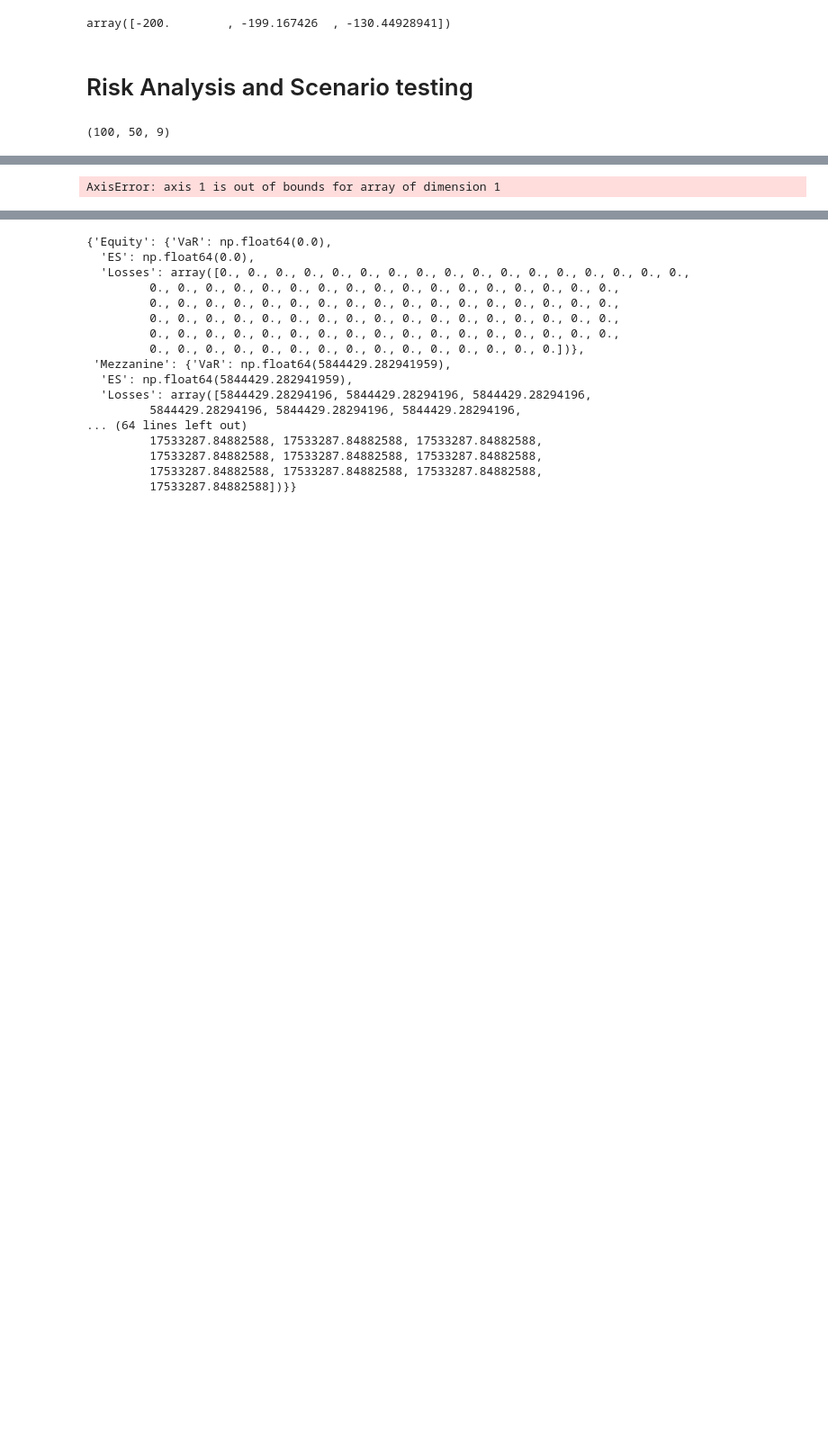
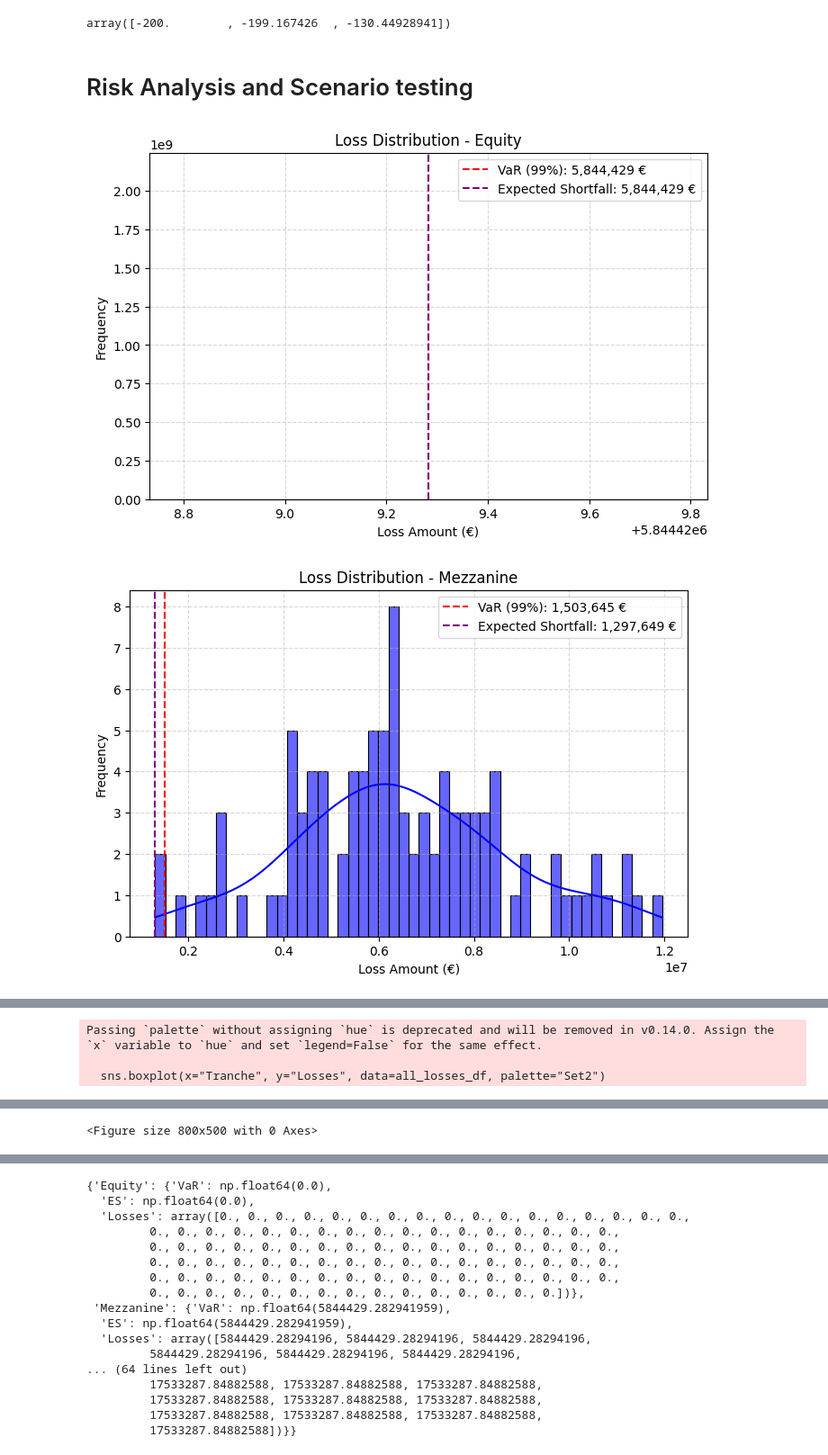
Before and after one commit to MelSOHM/Copulas_For_Credit_Risk, a Jupyter notebook: simulation_scenario.ipynb, the cells around one changed output, grey strips where cells are left out. Shown at 90% size. Cells and saved outputs as stored; diff of their text form; code cells hidden in the pictures; blank space fills up the shorter version.

Commit message:
finished risk metrics code and pricer correction

```diff
--- a/simulation_scenario.ipynb
+++ b/simulation_scenario.ipynb
@@ -304,10 +302,12 @@ array([-200.        , -199.167426  , -130.44928941])
 # Risk Analysis and Scenario testing
 # %%
 import risk_metrics as risk
-# %%
-losses_per_period.shape
-# %% [output]
-(100, 50, 9)
+# %%
+initial_investment_dict = {'Equity':initial_investment[0],
+                           'Mezzanine':initial_investment[1],
+                           'Senior':initial_investment[2]}
 # %%
-analysis = risk.tranche_risk_analysis(losses_per_period,[0, 0.1, 0.3],["Equity", "Mezzanine", "Senior"], portfolio)
+analysis = risk.tranche_risk_analysis(losses_per_period,[0.1, 0.3, 0.7],["Equity", "Mezzanine", "Senior"], portfolio, initial_investment_dict)
 # %% [output]
+[figure, added]
+[figure, added]
@@ -314 +316,3 @@ analysis = risk.tranche_risk_analysis(losses_per_period,[0, 0.1, 0.3],["Equity",
-AxisError: axis 1 is out of bounds for array of dimension 1
+Passing `palette` without assigning `hue` is deprecated and will be removed in v0.14.0. Assign the `x` variable to `hue` and set `legend=False` for the same effect.
+
+  sns.boxplot(x="Tranche", y="Losses", data=all_losses_df, palette="Set2")
@@ -314,0 +320 @@ AxisError: axis 1 is out of bounds for array of dimension 1
+<Figure size 800x500 with 0 Axes>
```
Also changed, not shown: parts of 4 cells of this notebook, 4 other files.
